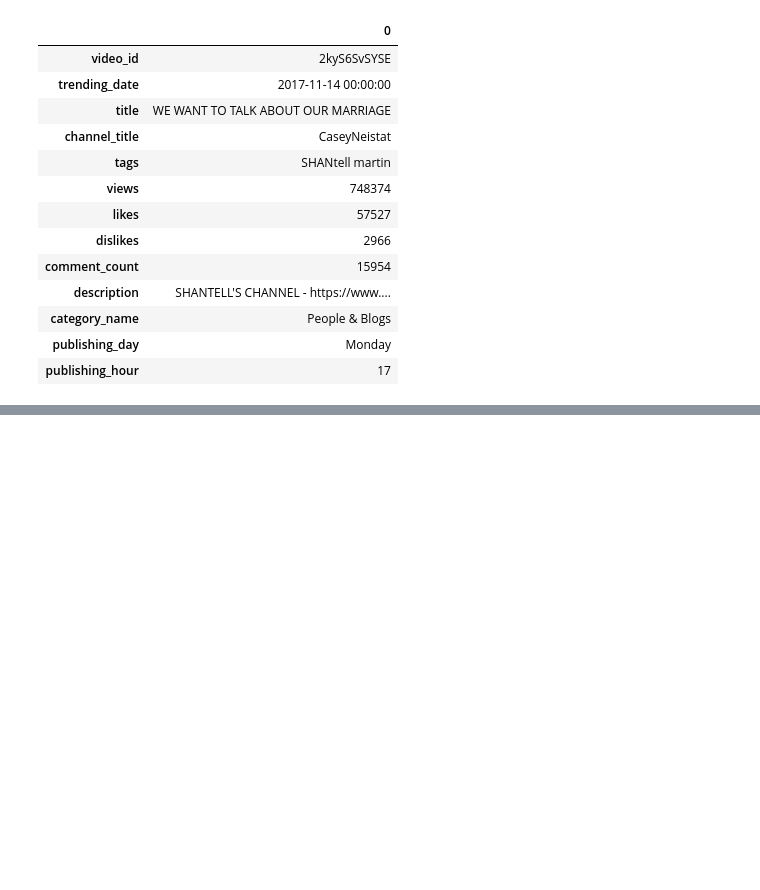
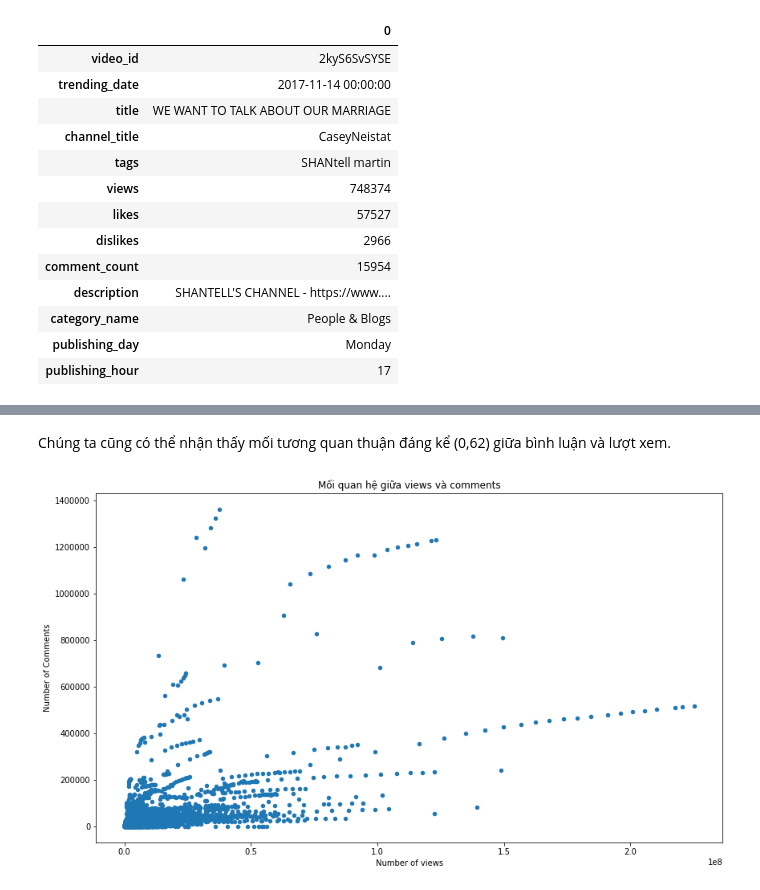
Before and after one commit to NguyenBinhHCMUS/LT4DS_FinalProject, a Jupyter notebook: 1712296-NguyenVanTamBinh.ipynb, the cells around one changed output, grey strips where cells are left out. Saved outputs shown, nothing was run; the diff lists cells and outputs as text; code cells hidden in the pictures; blank space fills up the shorter version.

```diff
--- a/1712296-NguyenVanTamBinh.ipynb
+++ b/1712296-NguyenVanTamBinh.ipynb
@@ -223,0 +288,9 @@ data_df.head(1).transpose()
+# %% [markdown]
+Chúng ta cũng có thể nhận thấy mối tương quan thuận đáng kể (0,62) giữa bình luận và lượt xem.
+# %%
+ax = data_df.plot(kind='scatter', x='views', y='comment_count', figsize=(14,8))
+plt.xlabel('Number of views')
+plt.ylabel('Number of Comments')
+plt.title('Mối quan hệ giữa views và comments');
+# %% [output]
+[figure, added]
```
Also changed, not shown: parts of 21 cells of this notebook.
